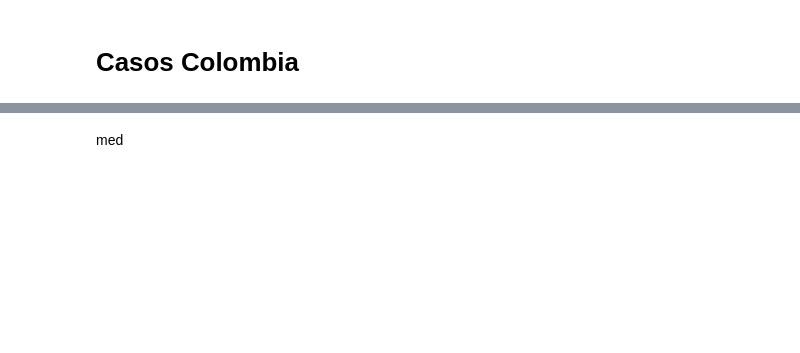
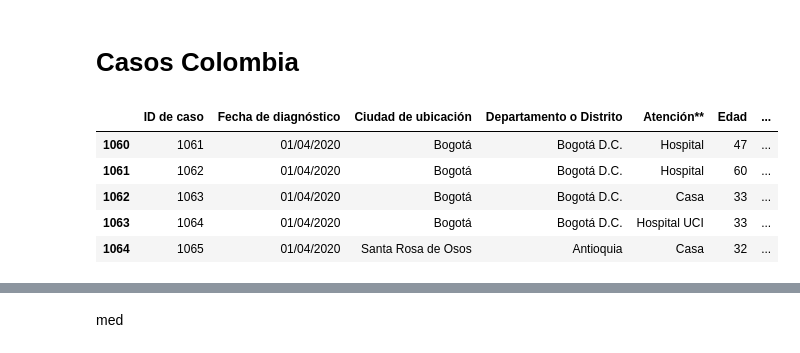
Before and after one commit to hernansalinas/covid19, a Jupyter notebook: Data_Covid_19_exp.ipynb, the cells around one changed output, grey strips where cells are left out. Saved outputs shown, nothing was run; the diff lists cells and outputs as text; code cells hidden in the pictures; blank space fills up the shorter version.

```diff
--- a/Data_Covid_19_exp.ipynb
+++ b/Data_Covid_19_exp.ipynb
@@ -184,6 +185,15 @@ data[450:480]
 F=data!=""
 data=data[F]
 data = data.replace({pd.np.nan: None})
+# %%
+data.tail()
+# %% [output]
+|  | ID de caso | Fecha de diagnóstico | Ciudad de ubicación | Departamento o Distrito | Atención** | Edad | ... |
+| 1060 | 1061 | 01/04/2020 | Bogotá | Bogotá D.C. | Hospital | 47 | ... |
+| 1061 | 1062 | 01/04/2020 | Bogotá | Bogotá D.C. | Hospital | 60 | ... |
+| 1062 | 1063 | 01/04/2020 | Bogotá | Bogotá D.C. | Casa | 33 | ... |
+| 1063 | 1064 | 01/04/2020 | Bogotá | Bogotá D.C. | Hospital UCI | 33 | ... |
+| 1064 | 1065 | 01/04/2020 | Santa Rosa de Osos | Antioquia | Casa | 32 | ... |
 # %%
 for i, d in enumerate(data["ID de caso"].values):
     if (d == None):
```
Also changed, not shown: parts of 17 cells of this notebook, 1 other file.
